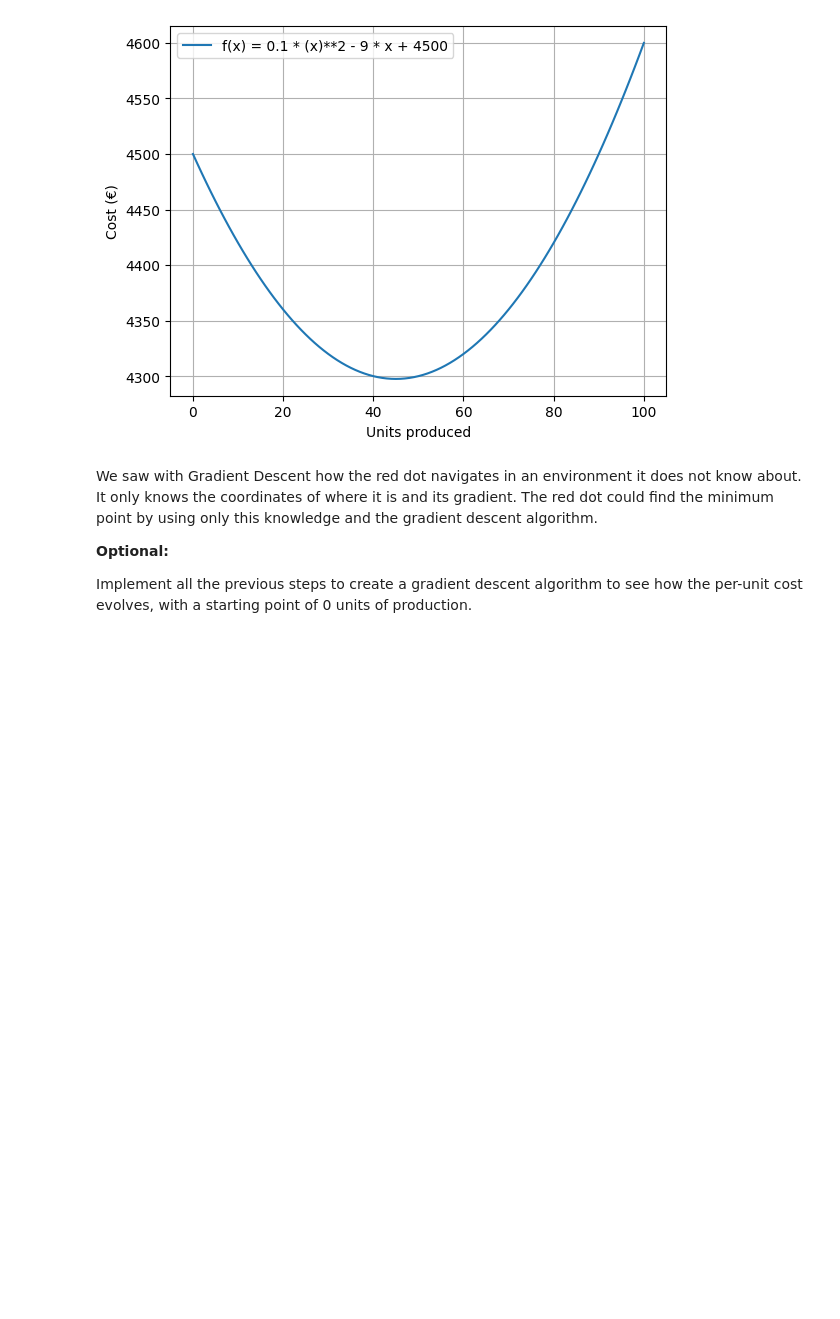
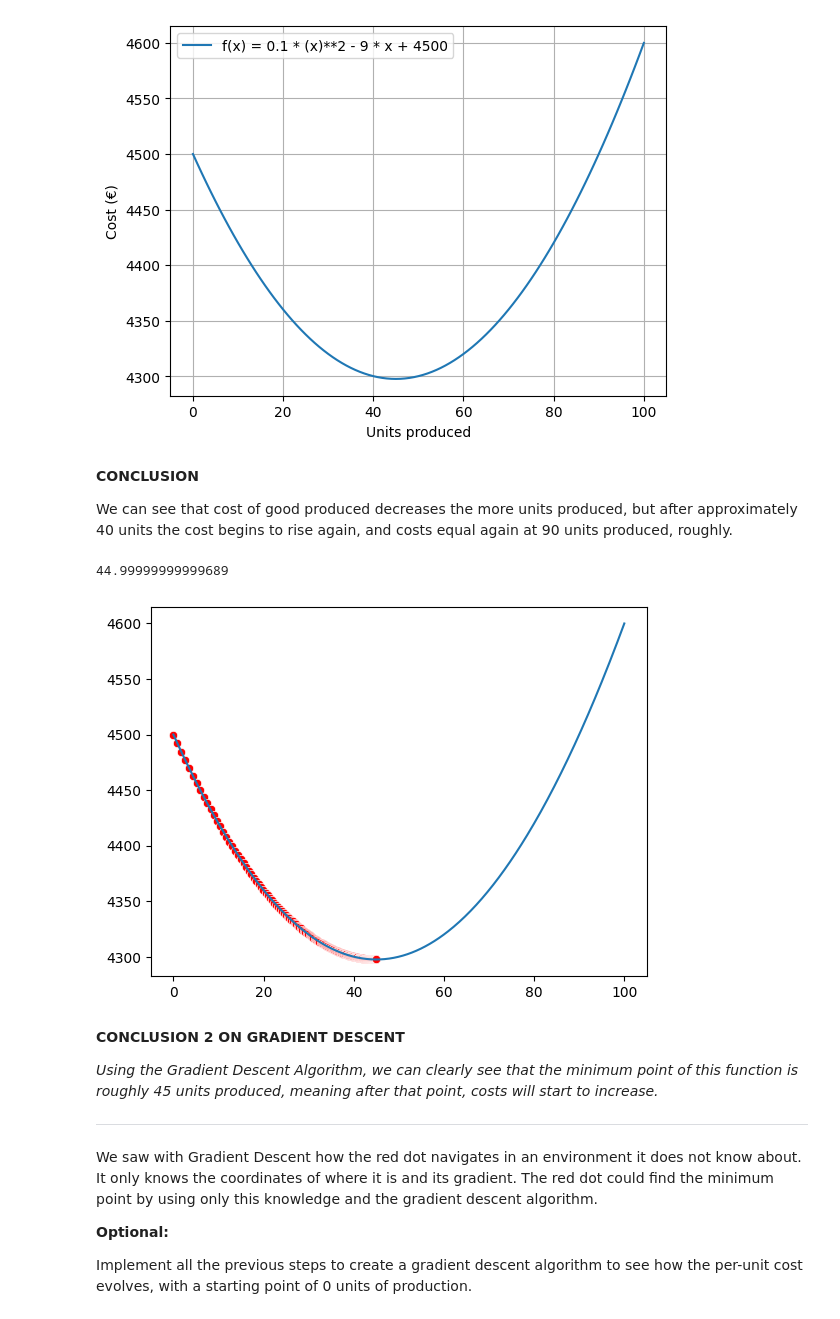
Before and after one commit to 4GeeksAcademy/ginotomasd-calculus-and-algebra-problems-with-python, a Jupyter notebook: notebook/problems.ipynb, the cells around one changed output. Drawn from its saved outputs; the diff is of its cells as text; code cells hidden in the pictures; blank space fills up the shorter version.

```diff
--- a/notebook/problems.ipynb
+++ b/notebook/problems.ipynb
@@ -315,5 +312,60 @@ plt.grid()
 # %% [output]
 [figure]
+# %% [markdown]
+**CONCLUSION**
+
+We can see that cost of good produced decreases the more units produced, but after approximately 40 units the cost begins to rise again, and costs equal again at 90 units produced, roughly.
+# %%
+# OPTIONAL
+
+import numpy as np
+import seaborn as sns
+
+
+def f(x):
+    return 0.1 * (x)**2 - 9 * x + 4500
+
+def df(x):
+    return 0.2 * x - 9
+
+def visualize(f, x=None):
+
+    xArray = np.linspace(0,100,400)
+    yArray = f(xArray)
+    sns.lineplot(x=xArray, y=yArray)
+
+    if x is not None:
+        assert type(x) in [np.ndarray, list] # x should be numpy array or list
+        if type(x) is list: # if it is a list, convert to numpy array
+            x = np.array(x)
+        y = f(x)
+        sns.scatterplot(x=x, y=y, color='red')
+
+def gradient_descent(x, nsteps=1):
+
+    collectXs = [x]
+
+    learning_rate = 1e-01
+
+    for _ in range(nsteps):
+        x -= df(x) * learning_rate
+        collectXs.append(x)
+    return x, collectXs
+
+
+x=0
+x, collectedXs = gradient_descent(x, nsteps=1500)
+print(x)
+
+visualize(f, x=collectedXs)
+# %% [output]
+44.99999999999689
+[figure, added]
+# %% [markdown]
+**CONCLUSION 2 ON GRADIENT DESCENT**
+
+*Using the Gradient Descent Algorithm, we can clearly see that the minimum point of this function is roughly 45 units produced, meaning after that point, costs will start to increase.*
+_______________________________________________________________________________________________________________________________________________________________________________________________________________________
 # %% [markdown]
 We saw with Gradient Descent how the red dot navigates in an environment it does not know about. It only knows the coordinates of where it is and its gradient. The red dot could find the minimum point by using only this knowledge and the gradient descent algorithm.
 
```
Also changed, not shown: parts of 2 cells of this notebook.
